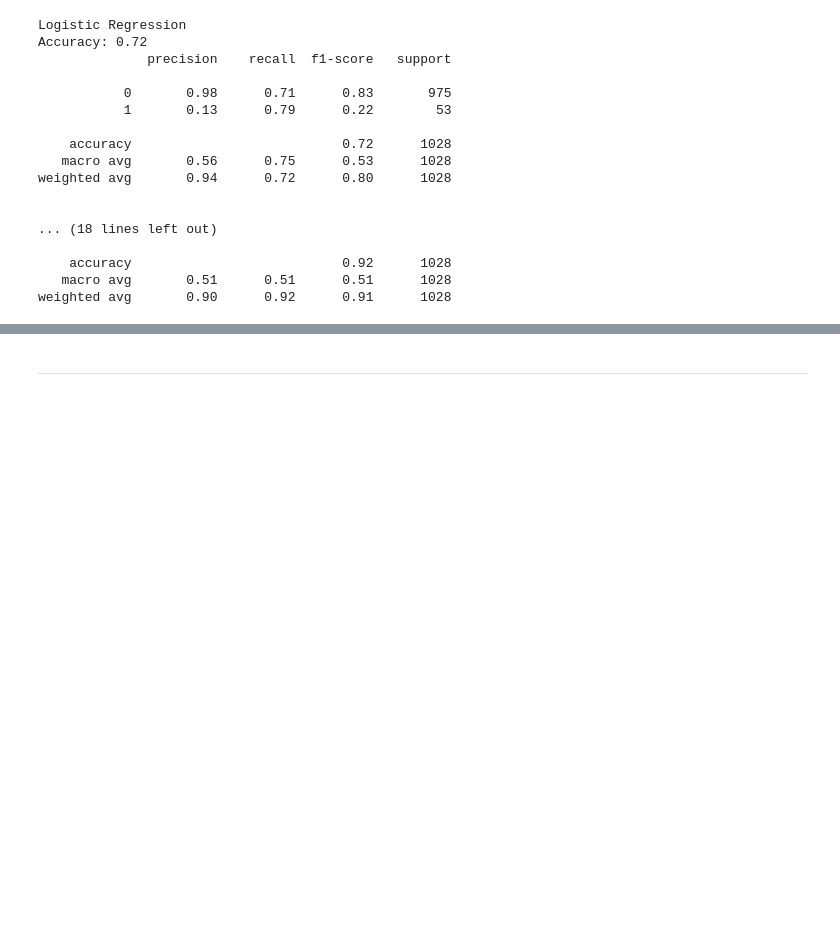
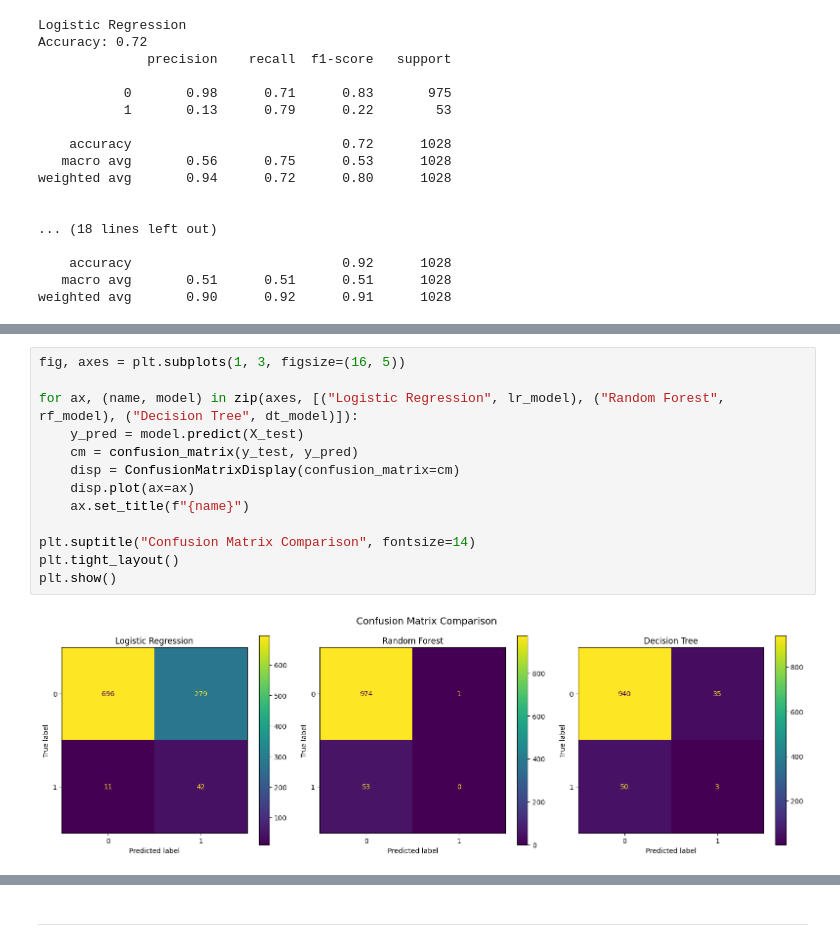
Before and after one commit to naqashb7/stroke_prediction_app, a Jupyter notebook: jupyter_notebooks/Modelling.ipynb, the cells around one changed output, grey strips where cells are left out. Drawn from its saved outputs; the diff is of its cells as text; blank space fills up the shorter version.

```diff
--- a/jupyter_notebooks/Modelling.ipynb
+++ b/jupyter_notebooks/Modelling.ipynb
@@ -350,0 +376,15 @@ NameError: name 'y_pred' is not defined
+# %%
+fig, axes = plt.subplots(1, 3, figsize=(16, 5))
+
+for ax, (name, model) in zip(axes, [("Logistic Regression", lr_model), ("Random Forest", rf_model), ("Decision Tree", dt_model)]):
+    y_pred = model.predict(X_test)
+    cm = confusion_matrix(y_test, y_pred)
+    disp = ConfusionMatrixDisplay(confusion_matrix=cm)
+    disp.plot(ax=ax)
+    ax.set_title(f"{name}")
+
+plt.suptitle("Confusion Matrix Comparison", fontsize=14)
+plt.tight_layout()
+plt.show()
+# %% [output]
+[figure, added]
```
Also changed, not shown: parts of 15 cells of this notebook.
